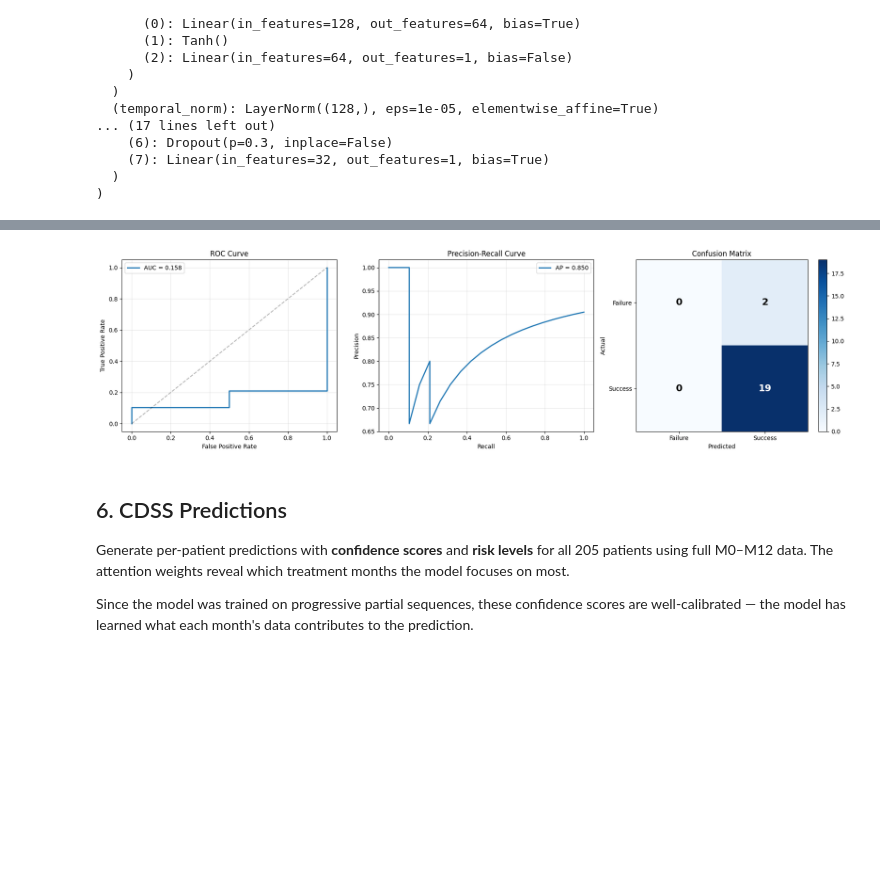
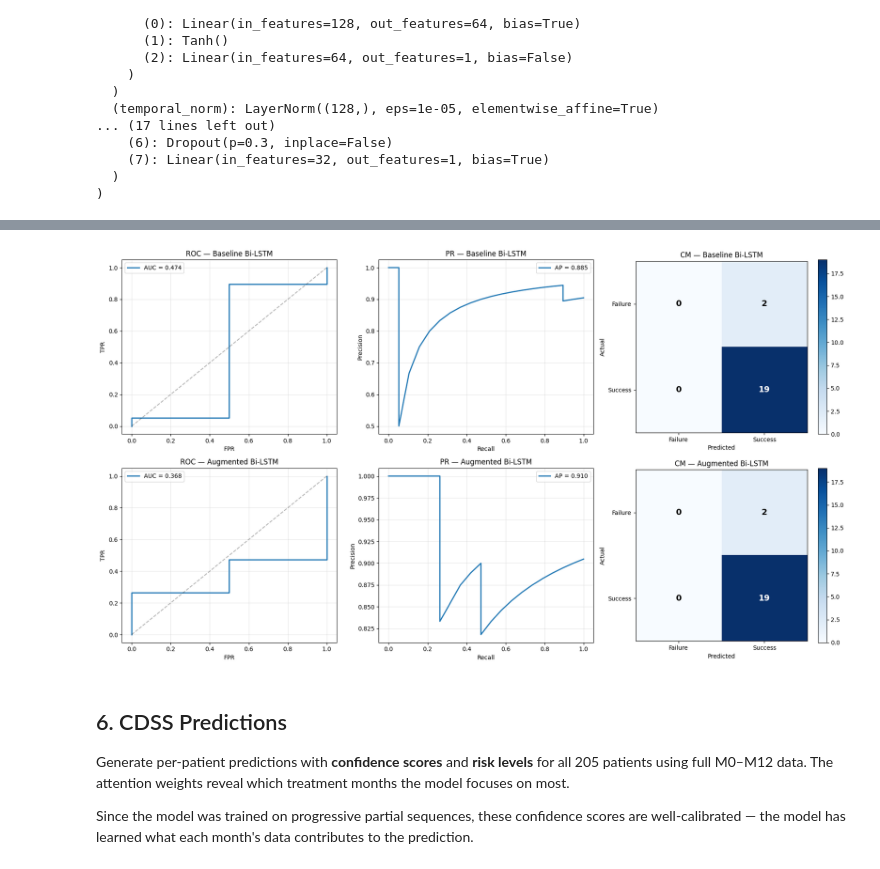
Before and after one commit to VladTemp27/TB-DOTS-CAR-CDSS, a Jupyter notebook: Hybrid_Bi-LSTM_temporal.ipynb, the cells around one changed output, grey strips where cells are left out. Saved outputs shown, nothing was run; the diff lists cells and outputs as text; code cells hidden in the pictures; blank space fills up the shorter version.

```diff
--- a/Hybrid_Bi-LSTM_temporal.ipynb
+++ b/Hybrid_Bi-LSTM_temporal.ipynb
@@ -669,55 +974,59 @@ weighted avg       0.82      0.90      0.86        21
 # %%
-fig, axes = plt.subplots(1, 3, figsize=(18, 5))
+fig, axes = plt.subplots(2, 3, figsize=(18, 10))
 
-# ROC Curve
-try:
-    fpr, tpr, _ = roc_curve(labels, probs)
-    auc_val = roc_auc_score(labels, probs)
-    axes[0].plot(fpr, tpr, linewidth=2, label=f"AUC = {auc_val:.3f}")
-    axes[0].plot([0, 1], [0, 1], "k--", alpha=0.3)
-    axes[0].set_xlabel("False Positive Rate")
-    axes[0].set_ylabel("True Positive Rate")
-    axes[0].set_title("ROC Curve")
-    axes[0].legend()
-    axes[0].grid(True, alpha=0.3)
-except ValueError:
-    axes[0].text(0.5, 0.5, "Insufficient data\nfor ROC", ha="center", va="center")
+for row, (probs_eval, labels_eval, cm_eval, title) in enumerate([
+    (bl_probs, bl_labels, bl_cm, "Baseline Bi-LSTM"),
+    (probs, labels, cm, "Augmented Bi-LSTM"),
+]):
+    # ROC
+    try:
+        fpr, tpr, _ = roc_curve(labels_eval, probs_eval)
+        auc_val = roc_auc_score(labels_eval, probs_eval)
+        axes[row, 0].plot(fpr, tpr, linewidth=2, label=f"AUC = {auc_val:.3f}")
+        axes[row, 0].plot([0, 1], [0, 1], "k--", alpha=0.3)
+    except ValueError:
+        axes[row, 0].text(0.5, 0.5, "Insufficient data", ha="center", va="center")
+    axes[row, 0].set_xlabel("FPR")
+    axes[row, 0].set_ylabel("TPR")
+    axes[row, 0].set_title(f"ROC — {title}")
+    axes[row, 0].legend()
+    axes[row, 0].grid(True, alpha=0.3)
 
-# Precision-Recall Curve
-try:
-    prec, rec, _ = precision_recall_curve(labels, probs)
-    ap = average_precision_score(labels, probs)
-    axes[1].plot(rec, prec, linewidth=2, label=f"AP = {ap:.3f}")
-    axes[1].set_xlabel("Recall")
-    axes[1].set_ylabel("Precision")
-    axes[1].set_title("Precision-Recall Curve")
-    axes[1].legend()
-    axes[1].grid(True, alpha=0.3)
-except ValueError:
-    axes[1].text(0.5, 0.5, "Insufficient data\nfor PR", ha="center", va="center")
+    # PR
+    try:
+        prec_vals, rec_vals, _ = precision_recall_curve(labels_eval, probs_eval)
+        ap = average_precision_score(labels_eval, probs_eval)
+        axes[row, 1].plot(rec_vals, prec_vals, linewidth=2, label=f"AP = {ap:.3f}")
+    except ValueError:
+        axes[row, 1].text(0.5, 0.5, "Insufficient data", ha="center", va="center")
+    axes[row, 1].set_xlabel("Recall")
+    axes[row, 1].set_ylabel("Precision")
+    axes[row, 1].set_title(f"PR — {title}")
+    axes[row, 1].legend()
+    axes[row, 1].grid(True, alpha=0.3)
 
-# Confusion Matrix
-im = axes[2].imshow(cm, cmap="Blues", interpolation="nearest")
-axes[2].set_title("Confusion Matrix")
-axes[2].set_xlabel("Predicted")
-axes[2].set_ylabel("Actual")
-axes[2].set_xticks([0, 1])
-axes[2].set_yticks([0, 1])
-axes[2].set_xticklabels(["Failure", "Success"])
-axes[2].set_yticklabels(["Failure", "Success"])
-for i in range(2):
-    for j in range(2):
-        axes[2].text(j, i, str(cm[i][j]),
-                     ha="center", va="center",
-                     color="white" if cm[i][j] > cm.max() / 2 else "black",
-                     fontsize=16, fontweight="bold")
-plt.colorbar(im, ax=axes[2])
+    # Confusion Matrix
+    im = axes[row, 2].imshow(cm_eval, cmap="Blues", interpolation="nearest")
+    axes[row, 2].set_title(f"CM — {title}")
+    axes[row, 2].set_xlabel("Predicted")
+    axes[row, 2].set_ylabel("Actual")
+    axes[row, 2].set_xticks([0, 1])
+    axes[row, 2].set_yticks([0, 1])
+    axes[row, 2].set_xticklabels(["Failure", "Success"])
+    axes[row, 2].set_yticklabels(["Failure", "Success"])
+    for i in range(2):
+        for j in range(2):
+            axes[row, 2].text(j, i, str(cm_eval[i][j]),
+                              ha="center", va="center",
+                              color="white" if cm_eval[i][j] > cm_eval.max() / 2 else "black",
+                              fontsize=14, fontweight="bold")
+    plt.colorbar(im, ax=axes[row, 2])
 
 plt.tight_layout()
 plt.savefig(MODEL_DIR / "evaluation_plots.png", dpi=150, bbox_inches="tight")
 plt.show()
 # %% [output]
-[figure, old version]
+[figure, new version]
 # %% [markdown]
 ## 6. CDSS Predictions
 
```
Also changed, not shown: parts of 21 cells of this notebook.
